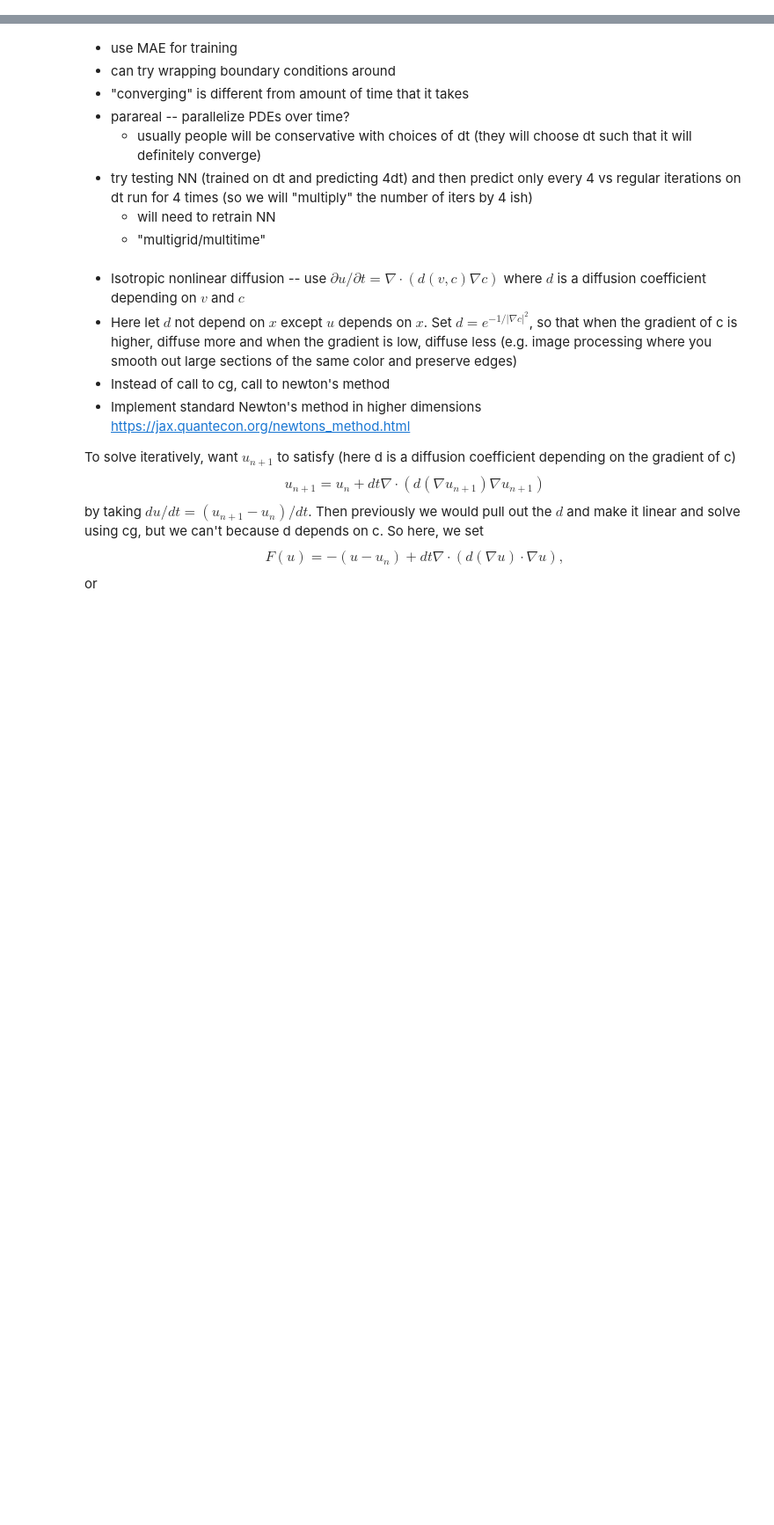
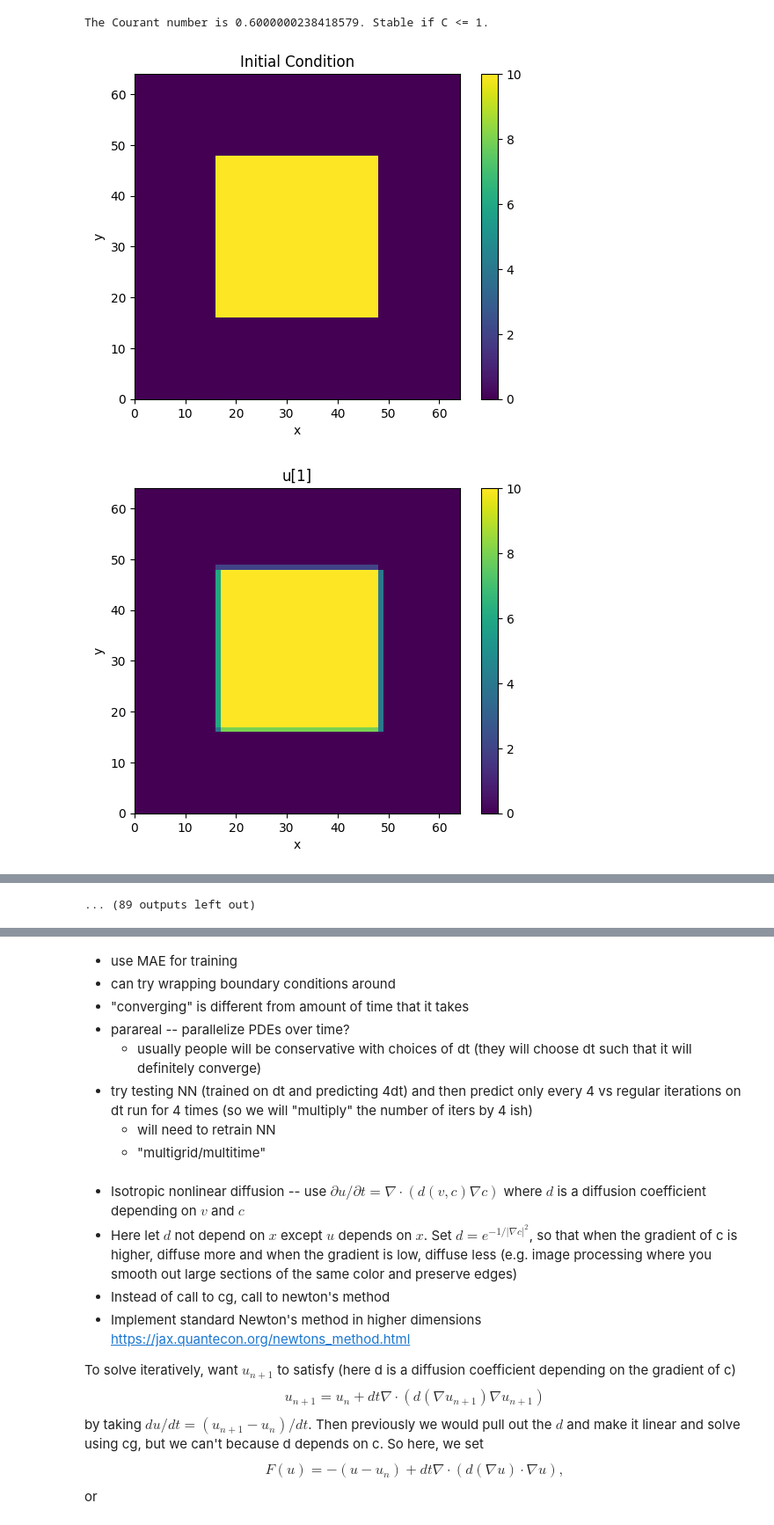
Before and after one commit to jakinng/A-PINN, a Jupyter notebook: diffusion_equation.ipynb, the cells around one changed output, grey strips where cells are left out. Shown at 88% size. Cells and saved outputs as stored; diff of their text form; code cells hidden in the pictures; blank space fills up the shorter version.

Commit message:
upwind finite differences for advection

```diff
--- a/diffusion_equation.ipynb
+++ b/diffusion_equation.ipynb
@@ -214,0 +309,50 @@ solver = Solver(N = N, bounds = bounds, seed = seed, ic = ic, bc = bc)
+# %%
+# Finite differences for advection equation
+
+import numpy as np
+import scipy
+
+N = 64
+bounds = jnp.array([0, N])
+L = bounds[1] - bounds[0]
+dx = L / N
+x = np.linspace(bounds[0], bounds[1], N, endpoint = False)
+y = np.linspace(bounds[0], bounds[1], N, endpoint = False)
+X, Y = np.meshgrid(x, y)
+v_x = 2
+v_y = 1
+d = 0.5 ## TODO: add diffusion coefficient
+dt = 0.2
+
+C = v_x * dt / dx + v_y * dt / dx
+print(f"The Courant number is {C}. Stable if C <= 1.")
+
+max_iter_time = 100
+
+# Initialize solution: the grid of u(k, i, j)
+u = np.zeros((max_iter_time, N, N))
+# u[0] = np.exp(- ((X - N / 2)**2 + (Y - N / 2)**2)/(N / 2))
+
+# Set the initial condition
+u[0, N // 4 : 3 * N //4, N // 4 : 3 * N // 4] = 10
+plot_data(u[0], title = "Initial Condition", show = True)
+
+for k in range(max_iter_time - 1):
+    # grad_vx = np.gradient(u[k])[1] * v_x
+    # plot_data(grad_vx, title = "x gradient, centered", show = True)
+    pad_x = np.pad(u[k], pad_width = ((0, 0), (1, 0))) # Dirichlet boundary conditions
+    pad_y = np.pad(u[k], pad_width = ((1, 0), (0, 0)))
+    grad_vx = (pad_x[:, 1:] - pad_x[:, :-1]) / dx
+    # plot_data(grad_vx, title = "x gradient, upwind", show = True)
+    grad_vy = (pad_y[1:, :] - pad_y[:-1, :]) / dx
+    op = -dt * (grad_vx * v_x + grad_vy * v_y)
+    # lap_kernel = 1 / (dx ** 2) * np.array([[0, 1, 0], [1, -4, 1], [0, 1, 0]])
+    # op += d * dt * scipy.signal.convolve2d(u[k], lap_kernel, mode = "same", boundary = "fill", fillvalue = 0)
+    u[k + 1] = u[k] + op
+    plot_data(data = u[k + 1], title = f"u[{k+1}]", show = True)
+    # plot_data(data = np.exp(- (((X - dt * k * v_x) - N / 2)**2 + ((Y - dt * k * v_y) - N / 2)**2)/(N / 2)), title = "True solution", show = True)
+    # plot_data(data = u[k + 1] - np.exp(- (((X - dt * k * v_x) - N / 2)**2 + ((Y - dt * k * v_y) - N / 2)**2)/(N / 2)), title = "Difference", show = True)
+# %% [output]
+The Courant number is 0.6000000238418579. Stable if C <= 1.
+[figure, added]
+[figure, added]
@@ -215 +368,2 @@ solver = Solver(N = N, bounds = bounds, seed = seed, ic = ic, bc = bc)
+... (89 outputs left out)
 # %%
```
Also changed, not shown: parts of 7 cells of this notebook.
